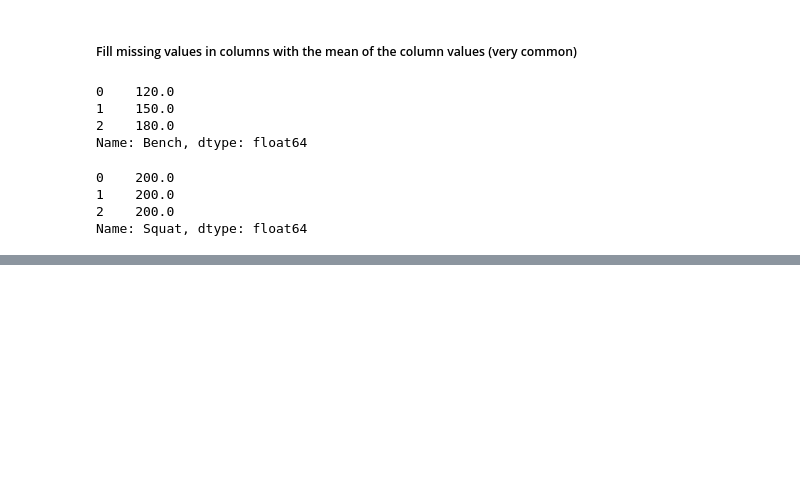
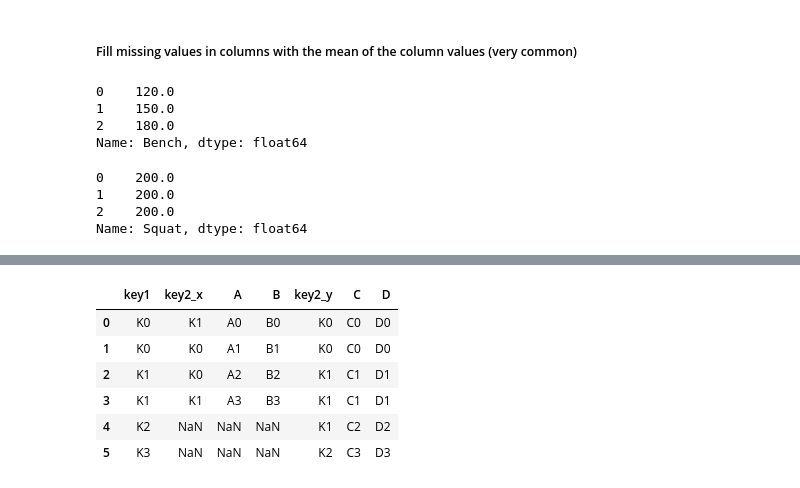
Before and after one commit to kamelCased/learningDataScience, a Jupyter notebook: Pandas.ipynb, the cells around one changed output, grey strips where cells are left out. Drawn from its saved outputs; the diff is of its cells as text; code cells hidden in the pictures; blank space fills up the shorter version.

```diff
--- a/Pandas.ipynb
+++ b/Pandas.ipynb
@@ -662,0 +874,15 @@ Name: Squat, dtype: float64
+# %%
+left = pd.DataFrame({
+    'key1':['K0','K0','K1','K1'],
+    'key2':['K1','K0','K0','K1'],
+    'A':['A0','A1','A2','A3'],
+    'B':['B0','B1','B2','B3']
+})
+
+right = pd.DataFrame({'key1':['K0','K1','K2','K3'],
+                      'key2':['K0','K1','K1','K2'],
+                      'C':['C0','C1','C2','C3'],
+                      'D':['D0','D1','D2','D3']})
+
+# Merge on both keys: Keeps values where key1 and key2 of the right DataFrame match key1,key2 of the left DataFrame
+pd.merge(left,right,on=['key1','key2']) # Here, right['key1'/'key2'][0] == left['key1'/'key2'][1] and left['key1'/'key2'][3] == right['key1'/'key2'][1]
@@ -662,0 +904,11 @@ Name: Squat, dtype: float64
+# %%
+# outer = union of the two keys (any key value in left or right)
+pd.merge(left,right,how='outer',on='key1') # note, if a key value exists in one DF but not the other, merging will produce NaN values where it's missing
+# %% [output]
+|  | key1 | key2_x | A | B | key2_y | C | D |
+| 0 | K0 | K1 | A0 | B0 | K0 | C0 | D0 |
+| 1 | K0 | K0 | A1 | B1 | K0 | C0 | D0 |
+| 2 | K1 | K0 | A2 | B2 | K1 | C1 | D1 |
+| 3 | K1 | K1 | A3 | B3 | K1 | C1 | D1 |
+| 4 | K2 | NaN | NaN | NaN | K1 | C2 | D2 |
+| 5 | K3 | NaN | NaN | NaN | K2 | C3 | D3 |
```
Also changed, not shown: parts of 43 cells of this notebook.
